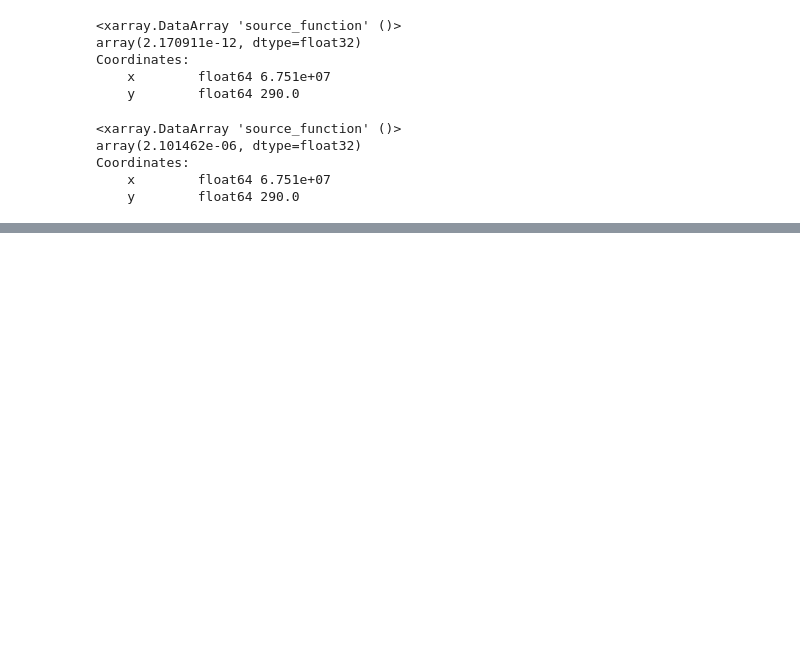
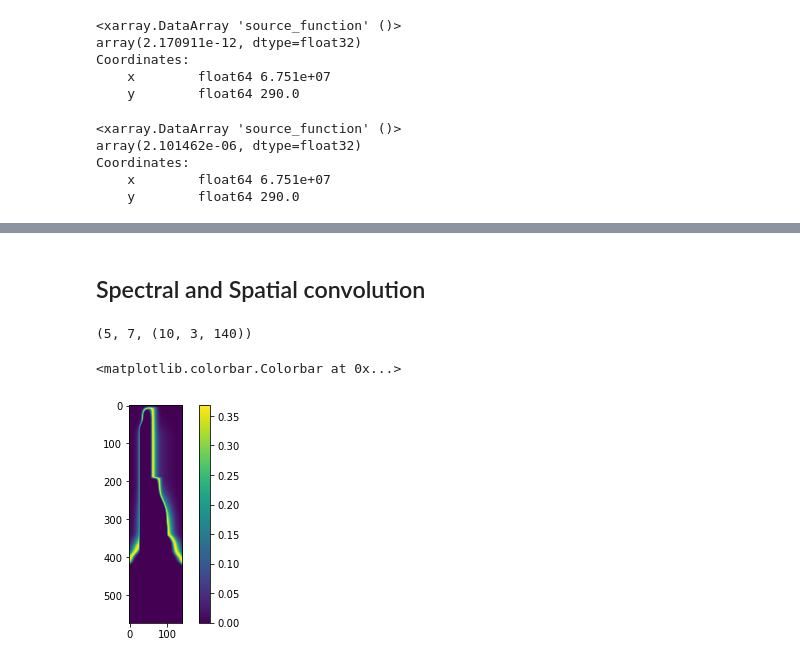
Before and after one commit to souvikita/Bifrost-simulation-analysis, a Jupyter notebook: Cont_function.ipynb, the cells around one changed output, grey strips where cells are left out. Saved outputs shown, nothing was run; the diff lists cells and outputs as text; code cells hidden in the pictures; blank space fills up the shorter version.

```diff
--- a/Cont_function.ipynb
+++ b/Cont_function.ipynb
@@ -304,0 +324,3 @@ Coordinates:
+# %%
+dpath_Mg_new = '/mn/stornext/u3/souvikb/rh_2019/rh/rh15d/run_Mg_Juan_new/output/'
+dataMg_ray_aux = rh15d.Rh15dout(dpath_Mg_new)
@@ -304,0 +331,7 @@ Coordinates:
+# %%
+#======= Declaring variables to be used for the computation========
+I_sp = dataMg_ray_aux.ray.intensity
+Chi_new = dataMg_ray_aux.ray.chi
+S_new = dataMg_ray_aux.ray.source_function
+Tau_ht_new = dataMg_ray_aux.ray.tau_one_height
+I_sp.shape, S_new.shape, Tau_ht_new.shape, Chi_new.shape
@@ -304,0 +346,13 @@ Coordinates:
+# %%
+#======= Computing optical depths at various frequencies ===========
+
+from scipy import integrate
+N_x = 140
+N_y = len(dataMg_ray_aux.atmos.height_scale[6, 2].dropna('height'))#shape
+X_pix = 6
+Y_pix = 2 #This is the time axis in 2.5D simulations because RH1.5D can't parallelize in time.
+tau_lambda_new=np.zeros((140,N_y)) #140 is the wavelength, N_y is the height
+for wl in range(140):
+    height = dataMg_ray_aux.atmos.height_scale[X_pix, Y_pix].dropna('height')
+    tau_lambda_test = integrate.cumtrapz(Chi_new[X_pix, Y_pix, :, 12+wl].dropna('height'), x=-height)
+    tau_lambda_new[wl,:]= np.concatenate([[1e-20], tau_lambda_test])
@@ -304,0 +361,7 @@ Coordinates:
+# %%
+chi_factor_new = (Chi_new[X_pix,Y_pix, :, 12:152].dropna('height').T/tau_lambda_new)
+tau_factor_new = tau_lambda_new*np.exp(-tau_lambda_new)
+S_factor_new = S_new[X_pix,Y_pix,:,12:152].dropna('height').T
+C_I = S_factor_new*tau_factor_new*chi_factor_new
+# %% [markdown]
+## Spectral and Spatial convolution
@@ -304,0 +398,10 @@ Coordinates:
+# %%
+4865-4860,4867-4860, spec_conv_MgK.shape
+# %% [output]
+(5, 7, (10, 3, 140))
+# %%
+plt.imshow(tau_factor_new.T)
+plt.colorbar()
+# %% [output]
+<matplotlib.colorbar.Colorbar at 0x...>
+[figure, added]
```
Also changed, not shown: parts of 19 cells of this notebook.
